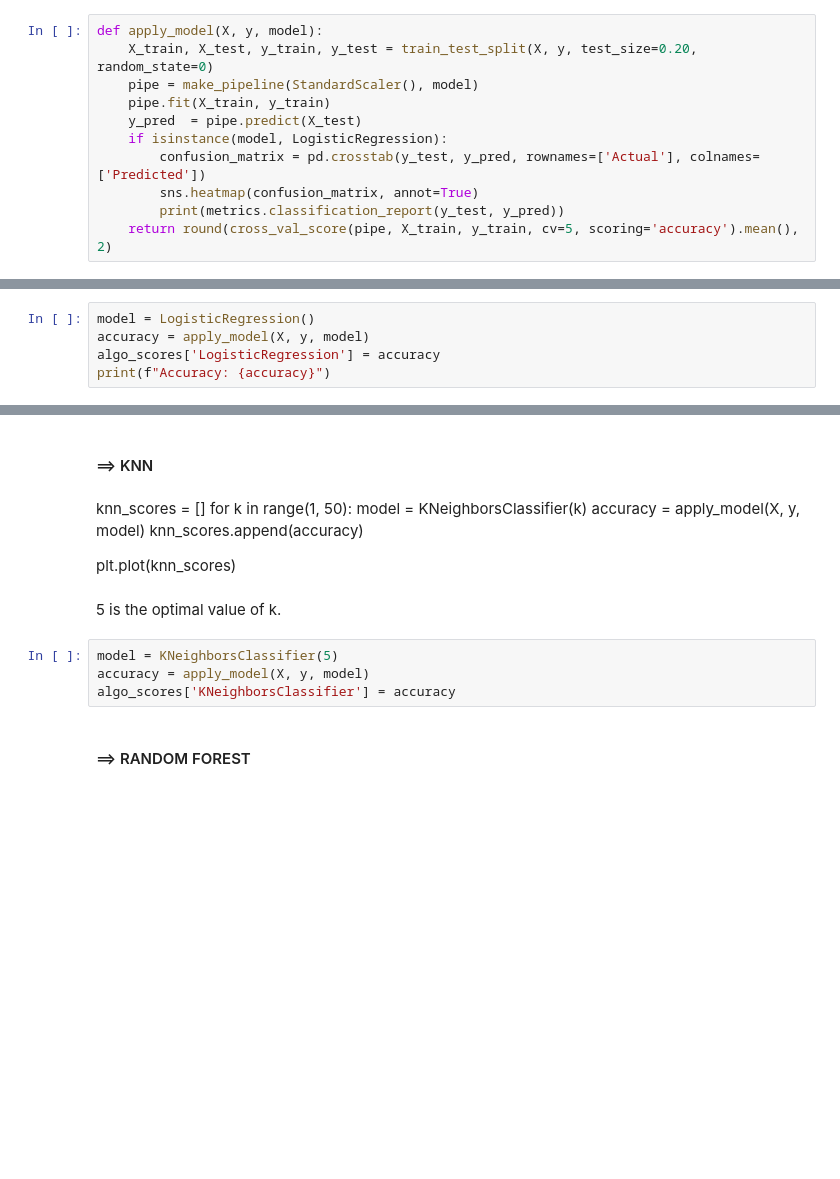
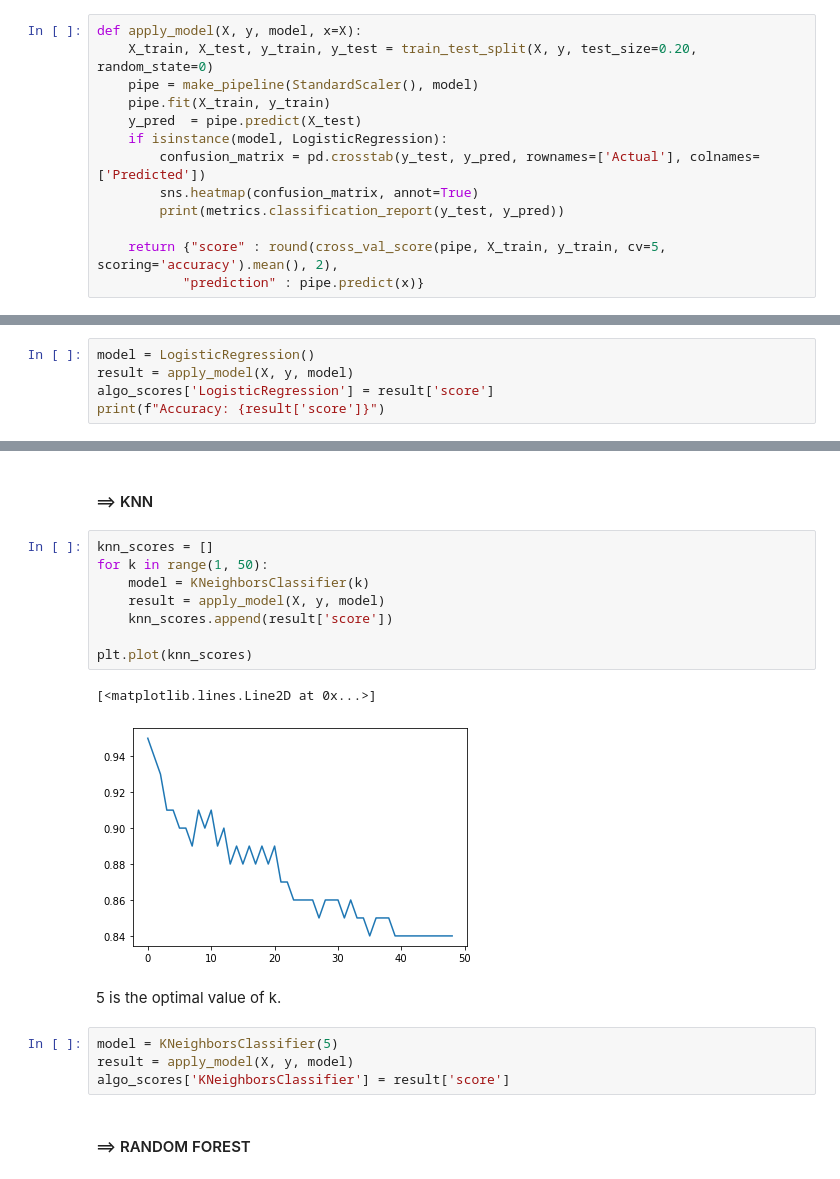
Before and after one commit to ndawkunda/gmc_project, a Jupyter notebook: diabete_prediction.ipynb, the cells around one changed output, grey strips where cells are left out. Saved outputs shown, nothing was run; the diff lists cells and outputs as text; blank space fills up the shorter version.

Commit message:
modeling

```diff
--- a/diabete_prediction.ipynb
+++ b/diabete_prediction.ipynb
@@ -164,7 +165,7 @@ plot_correlation_map(df_transf)
 # %% [markdown]
 ### => MODEL CHOOSING
 # %%
-def apply_model(X, y, model):
+def apply_model(X, y, model, x=X):
     X_train, X_test, y_train, y_test = train_test_split(X, y, test_size=0.20, random_state=0)
     pipe = make_pipeline(StandardScaler(), model)
     pipe.fit(X_train, y_train)
@@ -173,7 +174,9 @@ def apply_model(X, y, model):
         confusion_matrix = pd.crosstab(y_test, y_pred, rownames=['Actual'], colnames=['Predicted'])
         sns.heatmap(confusion_matrix, annot=True)
         print(metrics.classification_report(y_test, y_pred))
-    return round(cross_val_score(pipe, X_train, y_train, cv=5, scoring='accuracy').mean(), 2)
+
+    return {"score" : round(cross_val_score(pipe, X_train, y_train, cv=5, scoring='accuracy').mean(), 2),
+           "prediction" : pipe.predict(x)}
 # %%
 X = df_transf.drop(['class'], axis=1)
 y = df_transf['class']
@@ -182,9 +185,9 @@ algo_scores = {}
 #### ==> LOGISTIC REGRESSION
 # %%
 model = LogisticRegression()
-accuracy = apply_model(X, y, model)
-algo_scores['LogisticRegression'] = accuracy
-print(f"Accuracy: {accuracy}")
+result = apply_model(X, y, model)
+algo_scores['LogisticRegression'] = result['score']
+print(f"Accuracy: {result['score']}")
 # %% [output]
               precision    recall  f1-score   support
 
@@ -199,20 +202,23 @@ Accuracy: 0.91
 [figure]
 # %% [markdown]
 #### ==> KNN
-# %% [markdown]
-knn_scores = []
-for k in range(1, 50):
-    model = KNeighborsClassifier(k)
-    accuracy = apply_model(X, y, model)
-    knn_scores.append(accuracy)
-
-plt.plot(knn_scores)
+# %%
+knn_scores = []
+for k in range(1, 50):
+    model = KNeighborsClassifier(k)
+    result = apply_model(X, y, model)
+    knn_scores.append(result['score'])
+
+plt.plot(knn_scores)
+# %% [output]
+[<matplotlib.lines.Line2D at 0x...>]
+[figure, added]
 # %% [markdown]
 5 is the optimal value of k.
 # %%
 model = KNeighborsClassifier(5)
-accuracy = apply_model(X, y, model)
-algo_scores['KNeighborsClassifier'] = accuracy
+result = apply_model(X, y, model)
+algo_scores['KNeighborsClassifier'] = result['score']
 # %% [markdown]
 #### ==> RANDOM FOREST
 # %%
```
Also changed, not shown: parts of 7 cells of this notebook.
